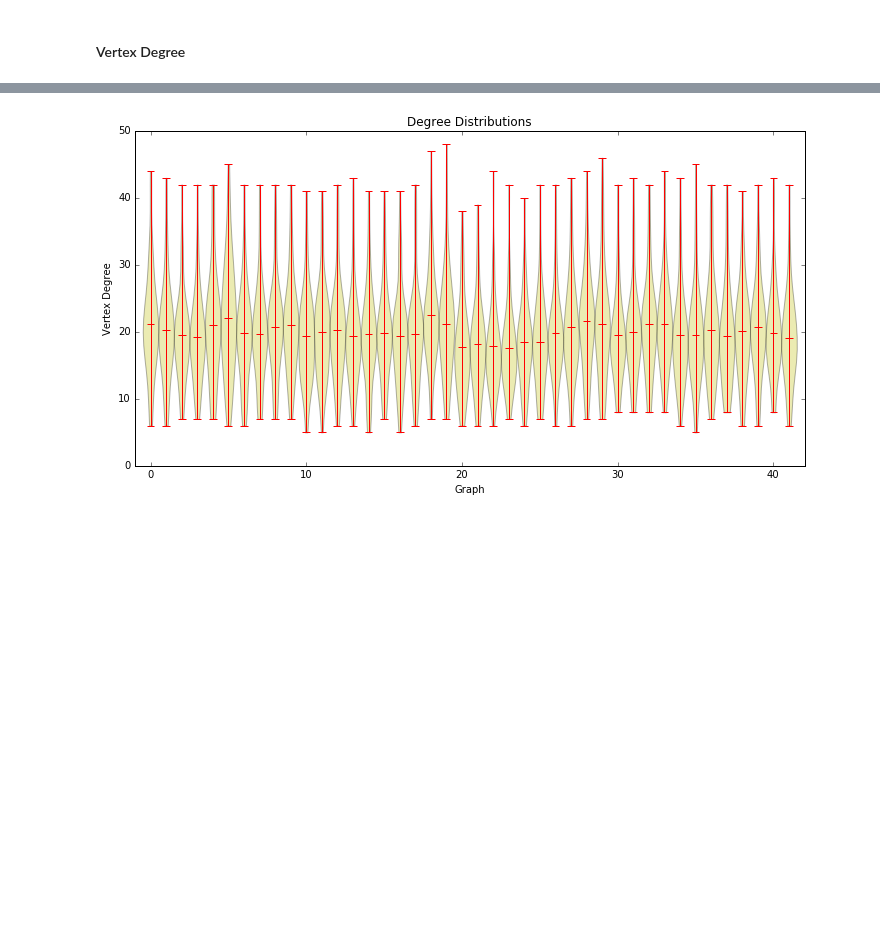
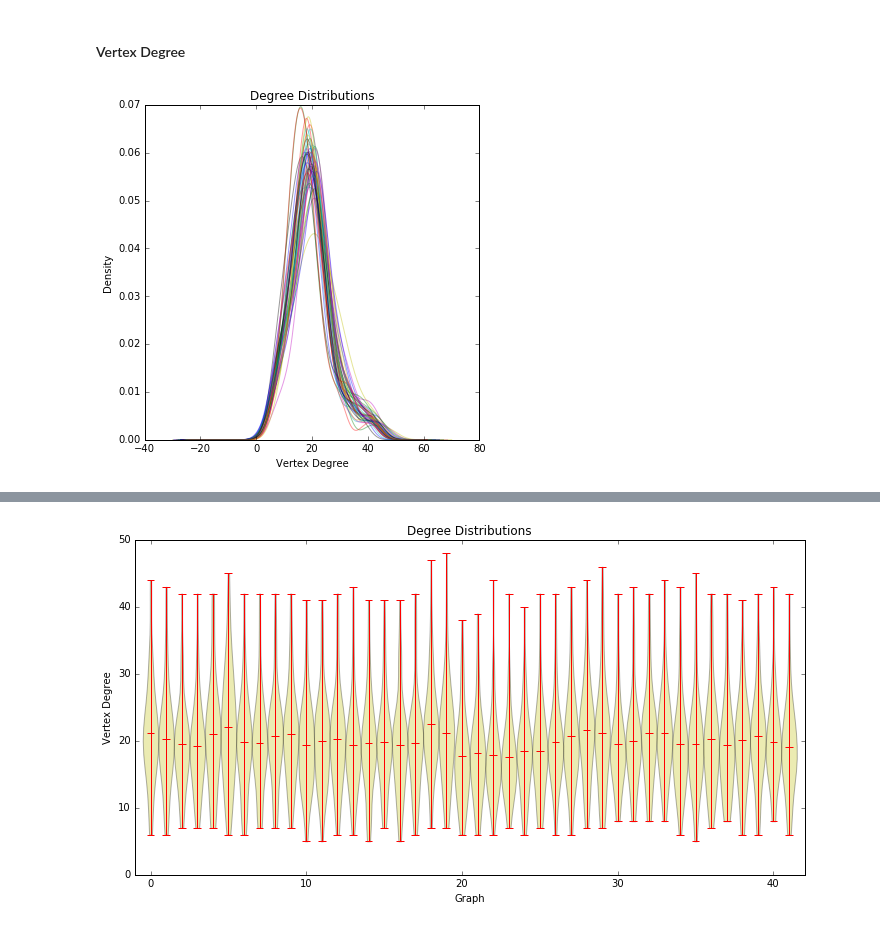
Before and after one commit to Upward-Spiral-Science/TA, a Jupyter notebook: code/extended_exploratory.ipynb, the cells around one changed output, grey strips where cells are left out. Saved outputs shown, nothing was run; the diff lists cells and outputs as text; code cells hidden in the pictures; blank space fills up the shorter version.

```diff
--- a/code/extended_exploratory.ipynb
+++ b/code/extended_exploratory.ipynb
@@ -57 +61,19 @@ degrees = collections.OrderedDict((key, np.array(nx.degree(mygs[key]).values()))
 avg_degrees = [np.mean(degrees[key]) for key in degrees]
+# %%
+def f(xl, xh):
+    fig = plt.figure(figsize=(6,6))
+    plt.hold(True)
+    for key in degrees.keys():
+        dens = gaussian_kde(degrees[key])
+        xs = np.linspace(np.min(degrees[key])+xl*np.max(degrees[key]), xh*np.max(degrees[key]), 1000)
+        plt.plot(xs, dens.pdf(xs), alpha=0.4)# , color='#888888', alpha=0.4)
+    plt.title('Degree Distributions')
+    plt.ylabel('Density')
+    plt.xlabel('Vertex Degree')
+    plt.show()
+xl, xh = (widgets.FloatSlider(description="Lower Bound Scaling", min=-1, max=1, value=-0.2, step=0.01),
+         widgets.FloatSlider(description="Upper Bound Scaling", min=0.0, max=3, value=1.2, step=0.01))
+dl = widgets.jsdlink((xl, 'value'), (xh, 'min'))
+w = widgets.interact(f, xl=xl, xh=xh)
+# %% [output]
+[figure, added]
```
Also changed, not shown: parts of 10 cells of this notebook, 2 other files.
